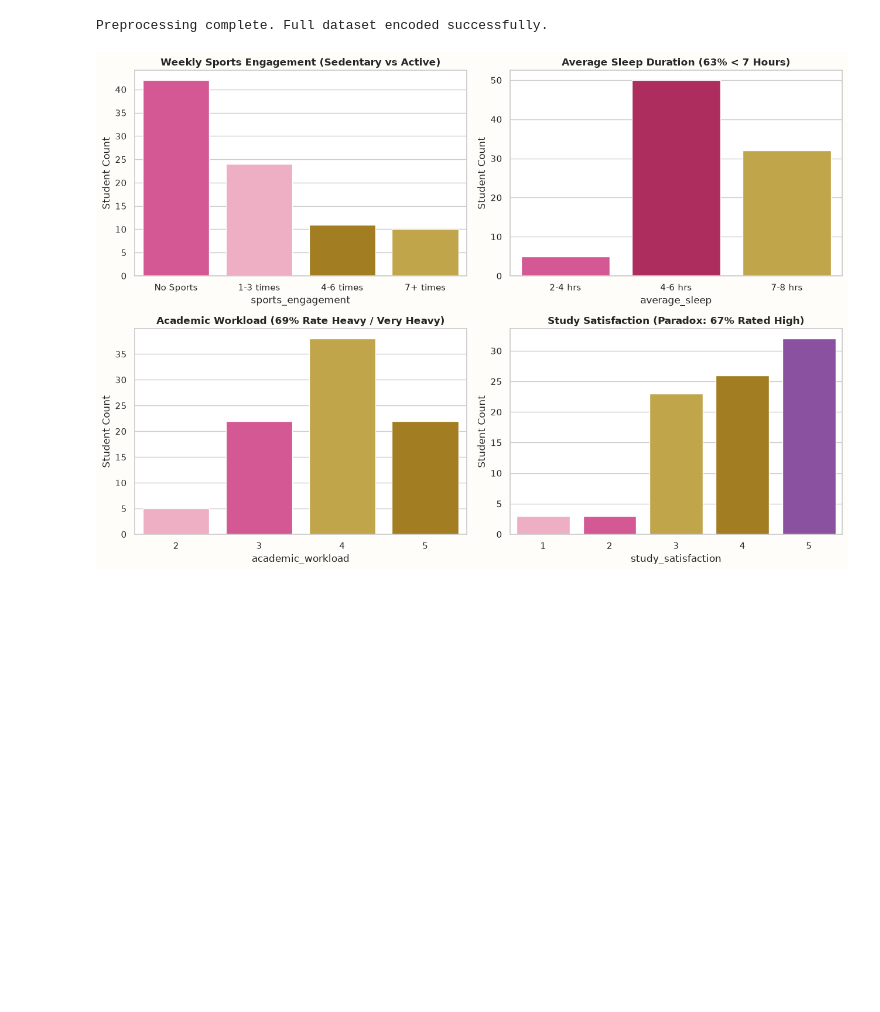
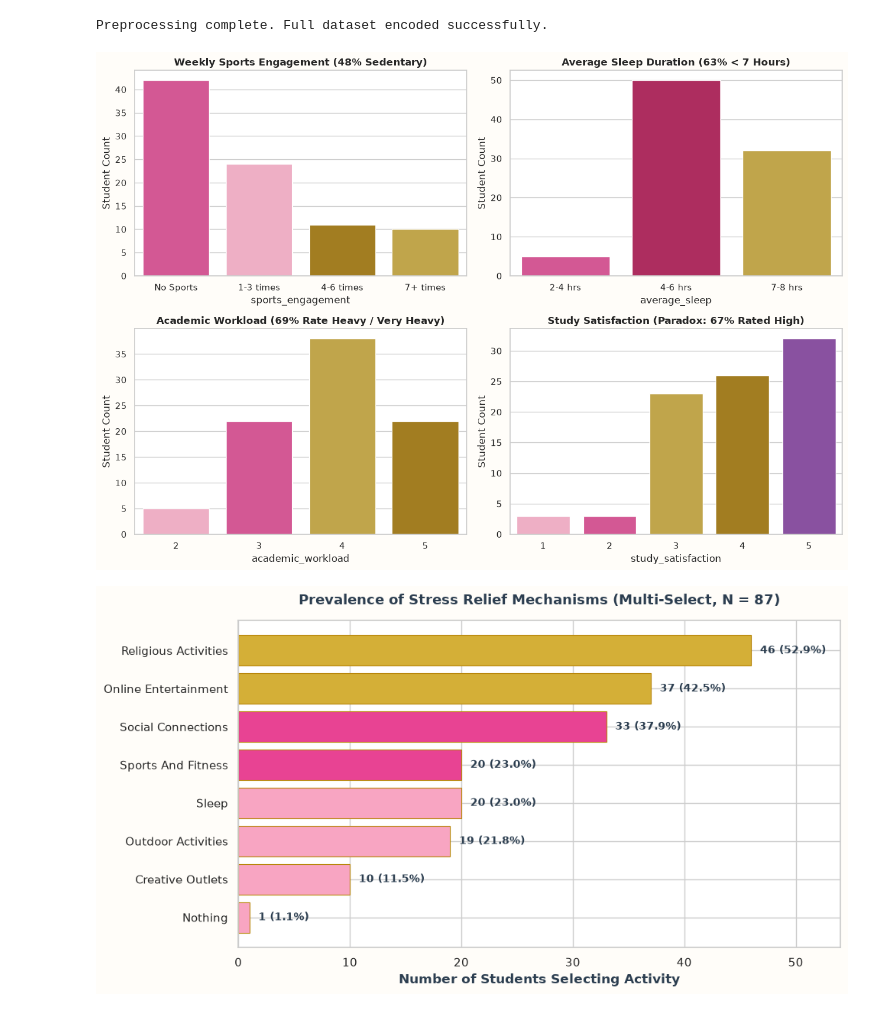
Before and after one commit to Zuhairhusn/data-4380-student-stress-profiles, a Jupyter notebook: tabular/Student_Stress_Profiles_Solo_Project.ipynb, the cells around one changed output. Saved outputs shown, nothing was run; the diff lists cells and outputs as text; code cells hidden in the pictures; blank space fills up the shorter version.

```diff
--- a/tabular/Student_Stress_Profiles_Solo_Project.ipynb
+++ b/tabular/Student_Stress_Profiles_Solo_Project.ipynb
@@ -117,6 +104,7 @@ print("Preprocessing complete. Full dataset encoded successfully.")
 # %% [output]
 Preprocessing complete. Full dataset encoded successfully.
 # %%
+# Visualization 1: Lifestyle Habits & Academic Demands
 fig, axes = plt.subplots(2, 2, figsize=(13, 9))
 fig.patch.set_facecolor(LIGHT_CREAM)
 
@@ -124,7 +112,7 @@ fig.patch.set_facecolor(LIGHT_CREAM)
 sns.countplot(ax=axes[0, 0], data=df, x='sports_engagement',
               order=['No Sports', '1-3 times', '4-6 times', '7+ times'],
               palette=[ROSE_PINK, SOFT_PINK, GOLD, DARK_GOLD], hue='sports_engagement', legend=False)
-axes[0, 0].set_title('Weekly Sports Engagement (Sedentary vs Active)', weight='bold')
+axes[0, 0].set_title('Weekly Sports Engagement (48% Sedentary)', weight='bold')
 axes[0, 0].set_ylabel('Student Count')
 
 # Average Sleep
@@ -149,5 +137,30 @@ axes[1, 1].set_ylabel('Student Count')
 plt.tight_layout()
 plt.show()
 # %% [output]
-[figure, old version]
+[figure, new version]
+# %%
+# Visualization 2: Prevalence of Stress Relief Coping Mechanisms
+sr_sums = sr_encoded.sum().sort_values(ascending=True)
+sr_labels = [c.replace('sr_', '').replace('_', ' ').title() for c in sr_sums.index]
+
+plt.figure(figsize=(10, 5.5))
+fig = plt.gcf()
+fig.patch.set_facecolor(LIGHT_CREAM)
+colors = [SOFT_PINK if i < 4 else (ROSE_PINK if i < 6 else GOLD) for i in range(len(sr_sums))]
+bars = plt.barh(sr_labels, sr_sums.values, color=colors, edgecolor='#B8860B', linewidth=0.8)
+
+plt.title('Prevalence of Stress Relief Mechanisms (Multi-Select, N = 87)', fontsize=13, weight='bold', color=DARK_TEXT, pad=15)
+plt.xlabel('Number of Students Selecting Activity', weight='bold', color=DARK_TEXT)
+
+for bar in bars:
+    w = bar.get_width()
+    pct = (w / len(df)) * 100
+    plt.text(w + 0.8, bar.get_y() + bar.get_height()/2, f'{int(w)} ({pct:.1f}%)',
+             ha='left', va='center', weight='bold', color=DARK_TEXT, fontsize=10)
+
+plt.xlim(0, 54)
+plt.tight_layout()
+plt.show()
+# %% [output]
+[figure, added]
 # %%
```
Also changed, not shown: parts of 13 cells of this notebook.
